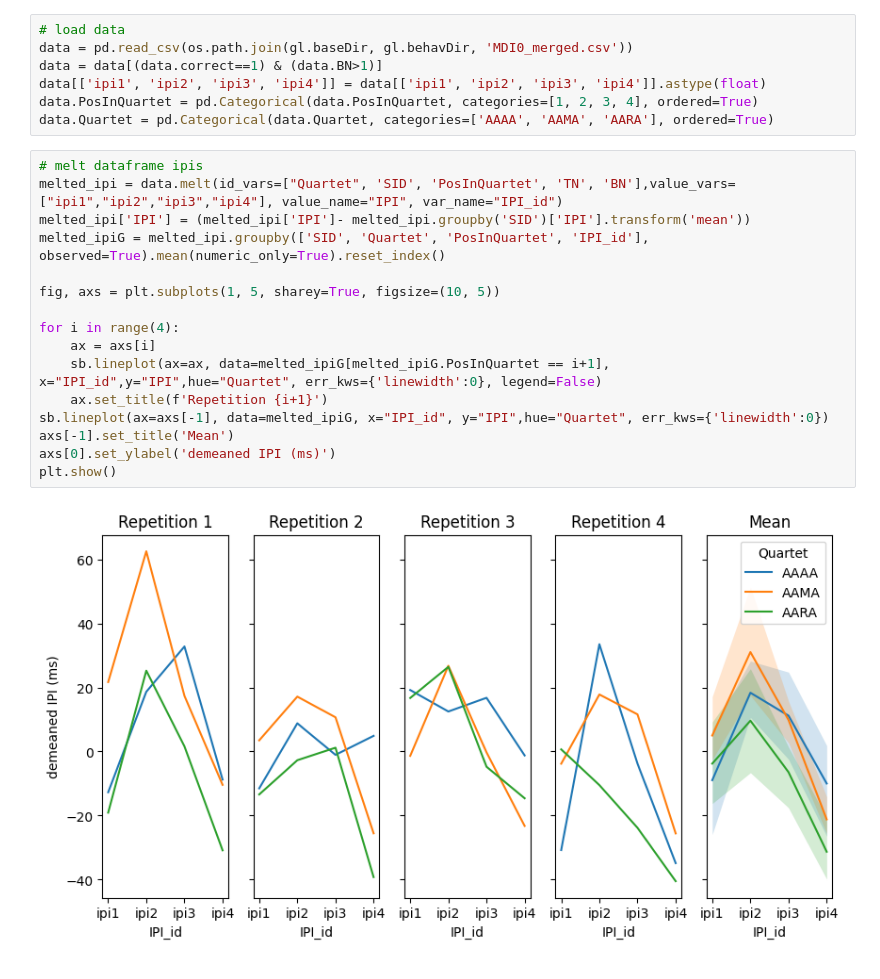
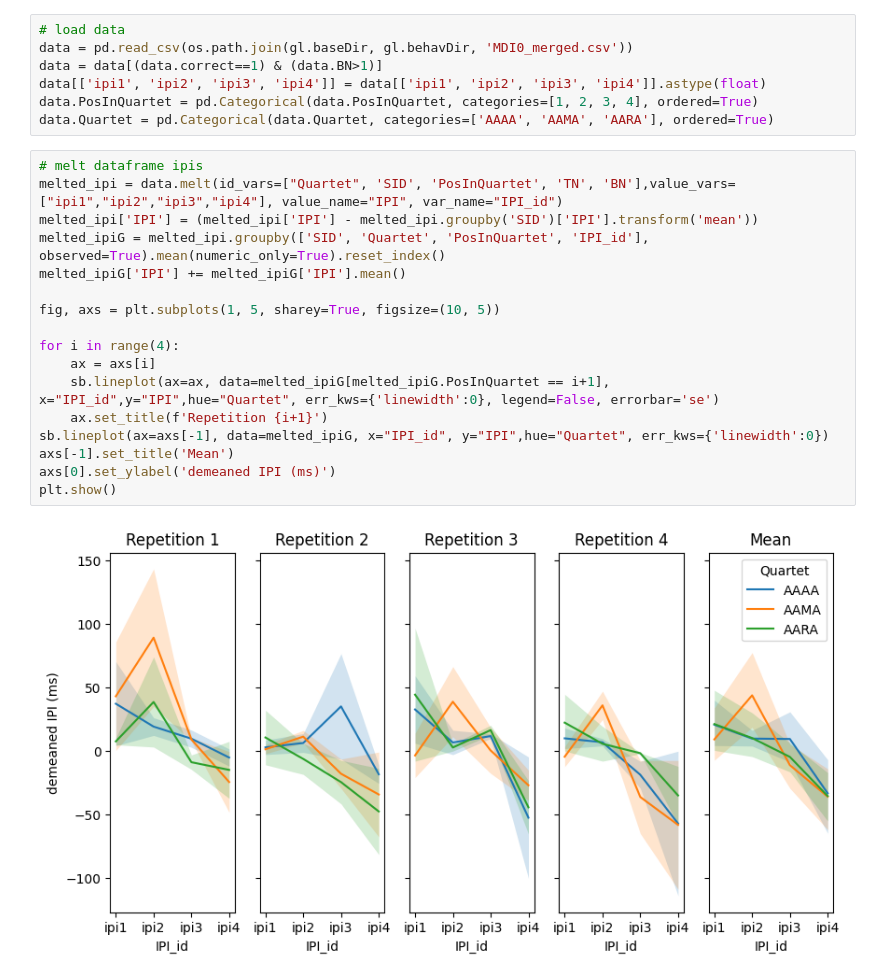
Before and after one commit to AmandaGiselleLily/modified-digit-inteference, a Jupyter notebook: notebooks/IPIs.ipynb, the cells around one changed output. Drawn from its saved outputs; the diff is of its cells as text.

```diff
--- a/notebooks/IPIs.ipynb
+++ b/notebooks/IPIs.ipynb
@@ -17,18 +19,19 @@ data.Quartet = pd.Categorical(data.Quartet, categories=['AAAA', 'AAMA', 'AARA'],
 # %%
 # melt dataframe ipis
 melted_ipi = data.melt(id_vars=["Quartet", 'SID', 'PosInQuartet', 'TN', 'BN'],value_vars=["ipi1","ipi2","ipi3","ipi4"], value_name="IPI", var_name="IPI_id")
-melted_ipi['IPI'] = (melted_ipi['IPI']- melted_ipi.groupby('SID')['IPI'].transform('mean'))
+melted_ipi['IPI'] = (melted_ipi['IPI'] - melted_ipi.groupby('SID')['IPI'].transform('mean'))
 melted_ipiG = melted_ipi.groupby(['SID', 'Quartet', 'PosInQuartet', 'IPI_id'], observed=True).mean(numeric_only=True).reset_index()
+melted_ipiG['IPI'] += melted_ipiG['IPI'].mean()
 
 fig, axs = plt.subplots(1, 5, sharey=True, figsize=(10, 5))
 
 for i in range(4):
     ax = axs[i]
-    sb.lineplot(ax=ax, data=melted_ipiG[melted_ipiG.PosInQuartet == i+1], x="IPI_id",y="IPI",hue="Quartet", err_kws={'linewidth':0}, legend=False)
+    sb.lineplot(ax=ax, data=melted_ipiG[melted_ipiG.PosInQuartet == i+1], x="IPI_id",y="IPI",hue="Quartet", err_kws={'linewidth':0}, legend=False, errorbar='se')
     ax.set_title(f'Repetition {i+1}')
 sb.lineplot(ax=axs[-1], data=melted_ipiG, x="IPI_id", y="IPI",hue="Quartet", err_kws={'linewidth':0})
 axs[-1].set_title('Mean')
 axs[0].set_ylabel('demeaned IPI (ms)')
 plt.show()
 # %% [output]
-[figure, old version]
+[figure, new version]
```
Also changed, not shown: parts of 1 cell of this notebook, 3 other files.
